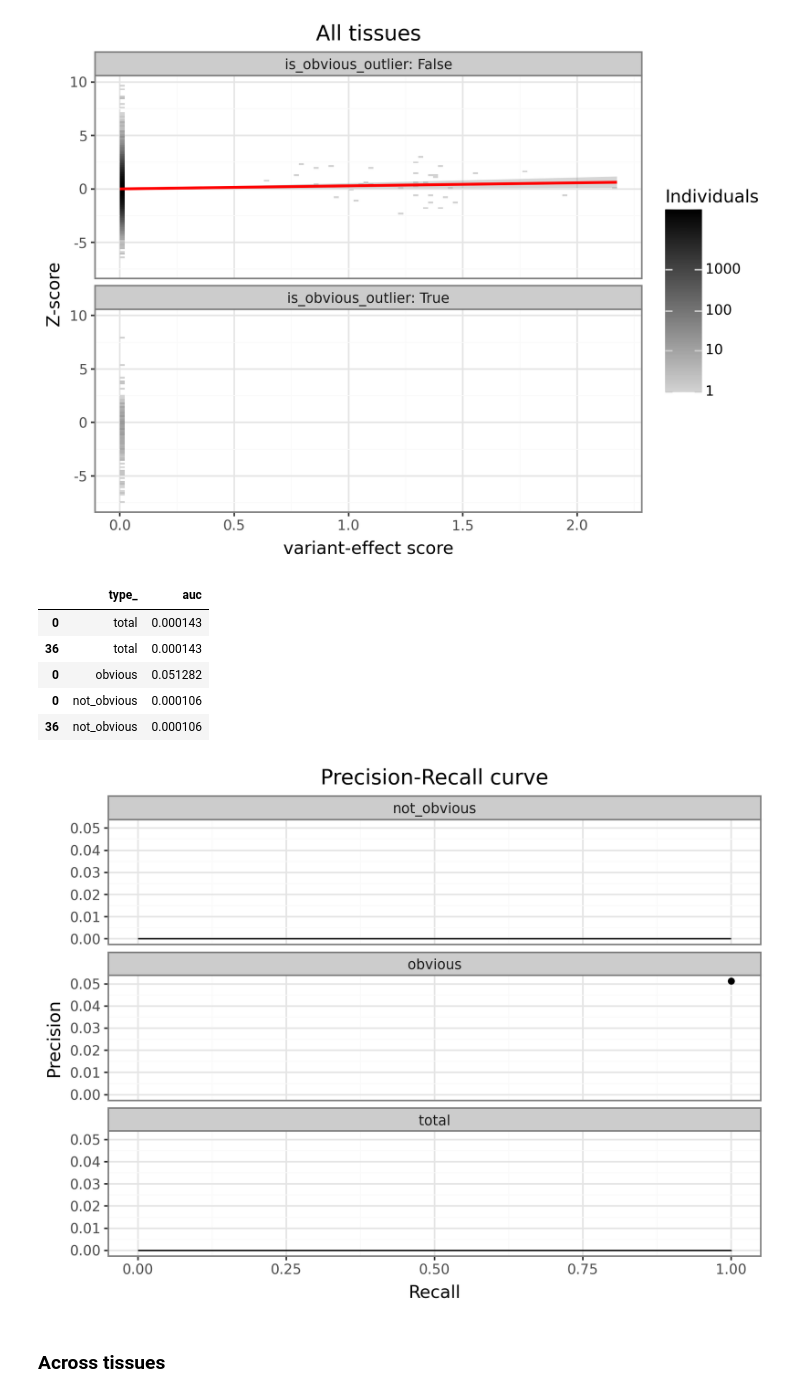
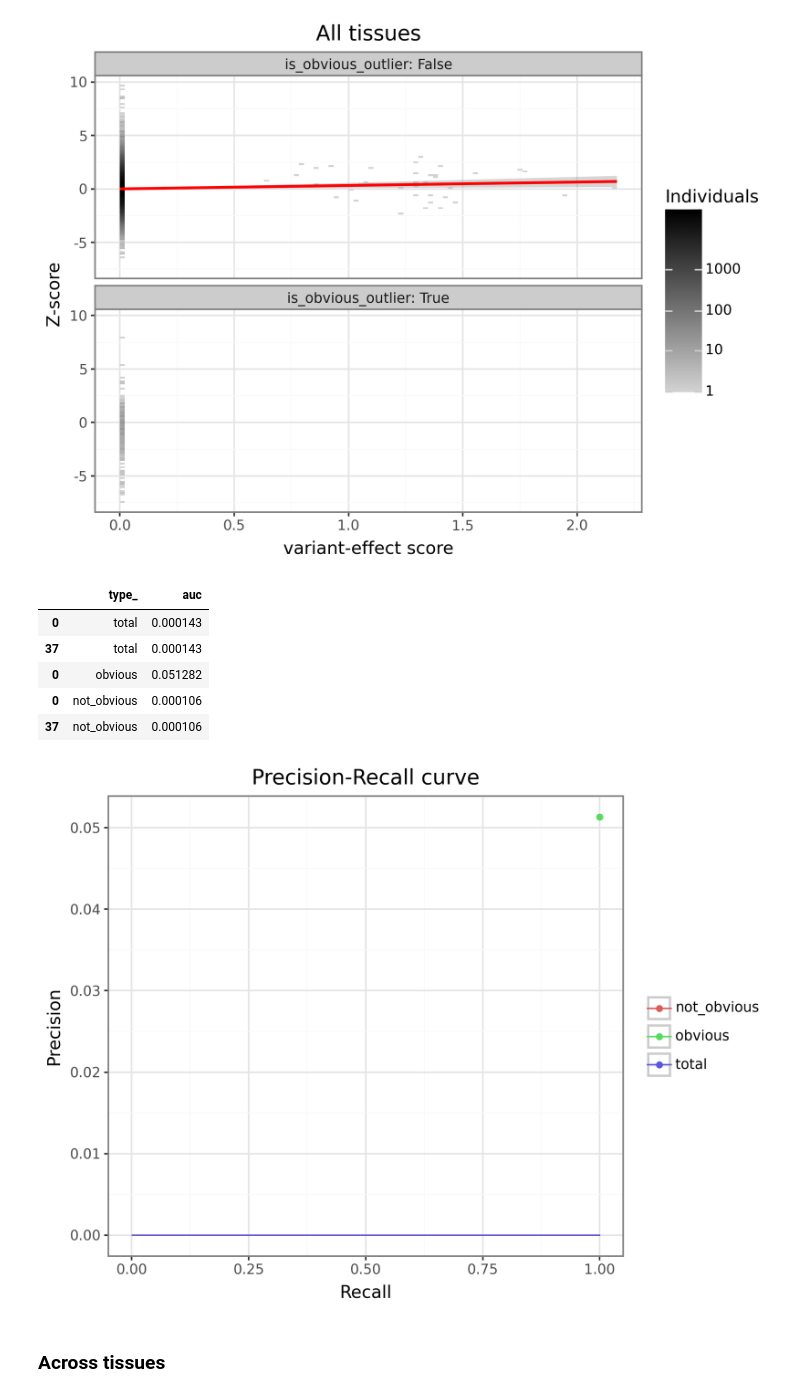
Before and after one commit to gtsitsiridis/kipoi_veff_analysis, a Jupyter notebook: workflow/notebooks/evaluation.py.ipynb, the cells around one changed output. Drawn from its saved outputs; the diff is of its cells as text; code cells hidden in the pictures.

```diff
--- a/workflow/notebooks/evaluation.py.ipynb
+++ b/workflow/notebooks/evaluation.py.ipynb
@@ -194,11 +193,11 @@ gg2 = (pn.ggplot(benchmark_df, pn.aes(x='y_pred', y='zscore')) +
 [figure]
 # %%
 # PR curve
-total_prc_df = calc_prc_df(benchmark_df.to_pandas(), true_col='y_true', pred_col='y_pred'). \
+total_prc_df = calc_prc_df(benchmark_df.select(pl.col(['y_true', 'y_pred'])).to_pandas(), true_col='y_true', pred_col='y_pred'). \
     assign(type_='total')
-obvious_prc_df = calc_prc_df(benchmark_df.filter(pl.col('is_obvious_outlier')).to_pandas(), true_col='y_true', pred_col='y_pred'). \
+obvious_prc_df = calc_prc_df(benchmark_df.filter(pl.col('is_obvious_outlier')).select(pl.col(['y_true', 'y_pred'])).to_pandas(), true_col='y_true', pred_col='y_pred'). \
     assign(type_='obvious')
-notobvious_prc_df = calc_prc_df(benchmark_df.filter(~pl.col('is_obvious_outlier')).to_pandas(), true_col='y_true', pred_col='y_pred'). \
+notobvious_prc_df = calc_prc_df(benchmark_df.filter(~pl.col('is_obvious_outlier')).select(pl.col(['y_true', 'y_pred'])).to_pandas(), true_col='y_true', pred_col='y_pred'). \
     assign(type_='not_obvious')
 prc_df = pd.concat([total_prc_df, obvious_prc_df, notobvious_prc_df])
 # %%
@@ -206,28 +205,27 @@ prc_df[['type_', 'auc']]
 # %% [output]
 |  | type_ | auc |
 | 0 | total | 0.000143 |
-| 36 | total | 0.000143 |
+| 37 | total | 0.000143 |
 | 0 | obvious | 0.051282 |
 | 0 | not_obvious | 0.000106 |
-| 36 | not_obvious | 0.000106 |
+| 37 | not_obvious | 0.000106 |
 # %%
 # save to parquet
 prc_df.to_parquet(output["prc_path"], index=False)
 # %%
-(pn.ggplot(prc_df, pn.aes(x='recall', y='precision')) +
- pn.facet_wrap('type_', ncol=1) +
+(pn.ggplot(prc_df, pn.aes(x='recall', y='precision', color='type_')) +
  pn.geom_step(direction="hv") +
  pn.geom_point(data=prc_df.query("is_binary")) +
  pn.labs(
      x="Recall",
      y="Precision",
      color="",
      fill="",
      title="Precision-Recall curve",
  )
 )
 # %% [output]
-[figure, old version]
+[figure, new version]
 # %% [markdown]
 ### Across tissues
 # %%
```
Also changed, not shown: parts of 7 cells of this notebook, 1 other file.
